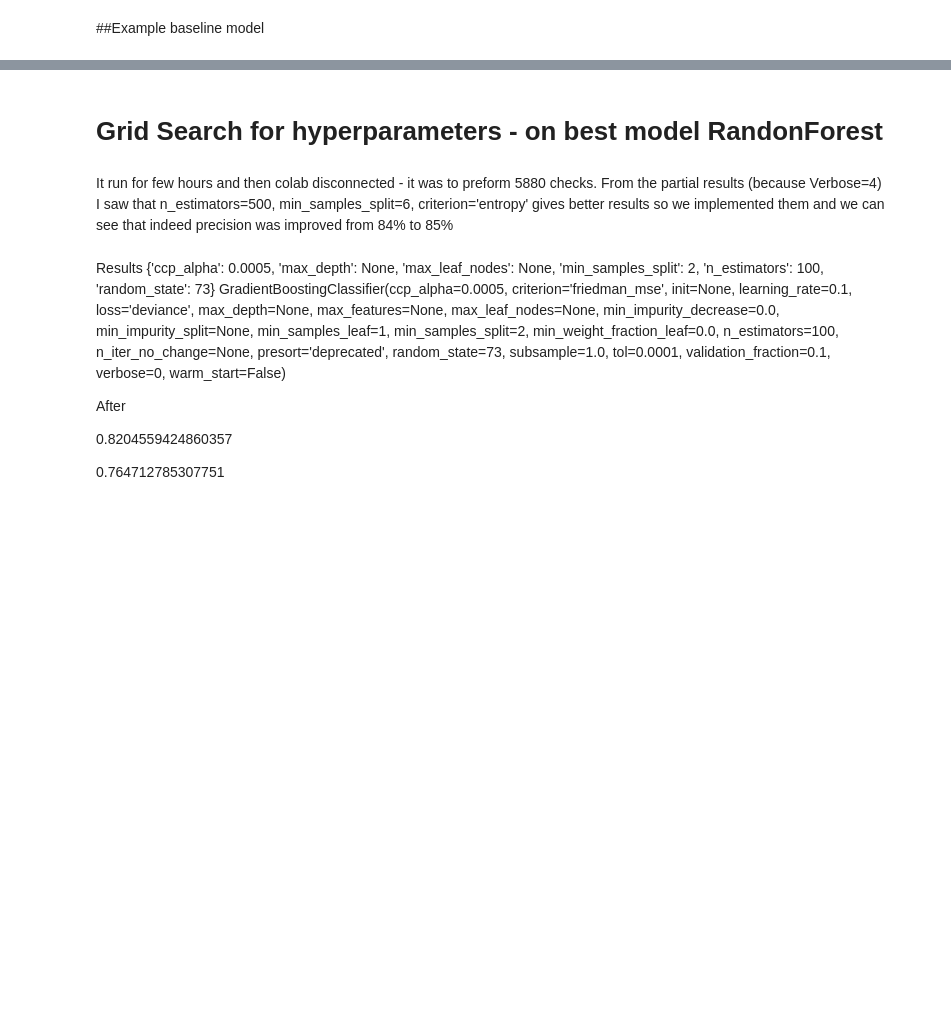
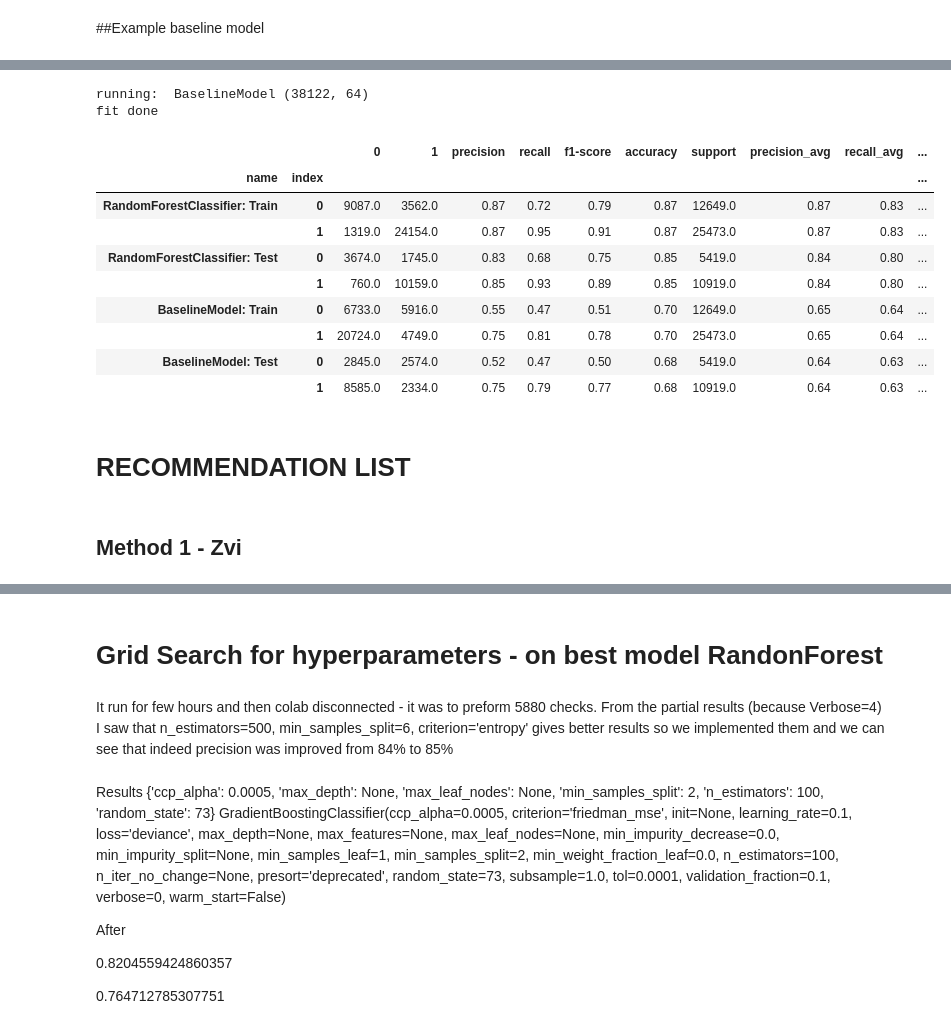
Before and after one commit to DanielKorenDataScience/ClassificationProject, a Jupyter notebook: Classification_Shufersal_Presentation.ipynb, the cells around one changed output, grey strips where cells are left out. Saved outputs shown, nothing was run; the diff lists cells and outputs as text; code cells hidden in the pictures; blank space fills up the shorter version.

```diff
--- a/Classification_Shufersal_Presentation.ipynb
+++ b/Classification_Shufersal_Presentation.ipynb
@@ -593,8 +593,8 @@ class BaselineModel:
         group.columns.values[0]=cols[0]
         group.columns.values[1]=cols[1]
         group=group[group['countRows']>=5]
-        display(group.head())
-        display(len(group))
+        #display(group.head())
+        #display(len(group))
         self.model=group
         return self
 
@@ -632,0 +666,19 @@ process_model(BaselineModel(df.CorrelateItemStatusCode.unique()))
+# %%
+process_model(baseline,  X_train, y_train, X_test, y_test)
+# %% [output]
+running:  BaselineModel (38122, 64)
+fit done
+|  |  | 0 | 1 | precision | recall | f1-score | accuracy | support | precision_avg | recall_avg | ... |
+| name | index |  |  |  |  |  |  |  |  |  | ... |
+| RandomForestClassifier: Train | 0 | 9087.0 | 3562.0 | 0.87 | 0.72 | 0.79 | 0.87 | 12649.0 | 0.87 | 0.83 | ... |
+|  | 1 | 1319.0 | 24154.0 | 0.87 | 0.95 | 0.91 | 0.87 | 25473.0 | 0.87 | 0.83 | ... |
+| RandomForestClassifier: Test | 0 | 3674.0 | 1745.0 | 0.83 | 0.68 | 0.75 | 0.85 | 5419.0 | 0.84 | 0.80 | ... |
+|  | 1 | 760.0 | 10159.0 | 0.85 | 0.93 | 0.89 | 0.85 | 10919.0 | 0.84 | 0.80 | ... |
+| BaselineModel: Train | 0 | 6733.0 | 5916.0 | 0.55 | 0.47 | 0.51 | 0.70 | 12649.0 | 0.65 | 0.64 | ... |
+|  | 1 | 20724.0 | 4749.0 | 0.75 | 0.81 | 0.78 | 0.70 | 25473.0 | 0.65 | 0.64 | ... |
+| BaselineModel: Test | 0 | 2845.0 | 2574.0 | 0.52 | 0.47 | 0.50 | 0.68 | 5419.0 | 0.64 | 0.63 | ... |
+|  | 1 | 8585.0 | 2334.0 | 0.75 | 0.79 | 0.77 | 0.68 | 10919.0 | 0.64 | 0.63 | ... |
+# %% [markdown]
+# RECOMMENDATION LIST
+# %% [markdown]
+## Method 1 - Zvi
```
Also changed, not shown: parts of 34 cells of this notebook.
